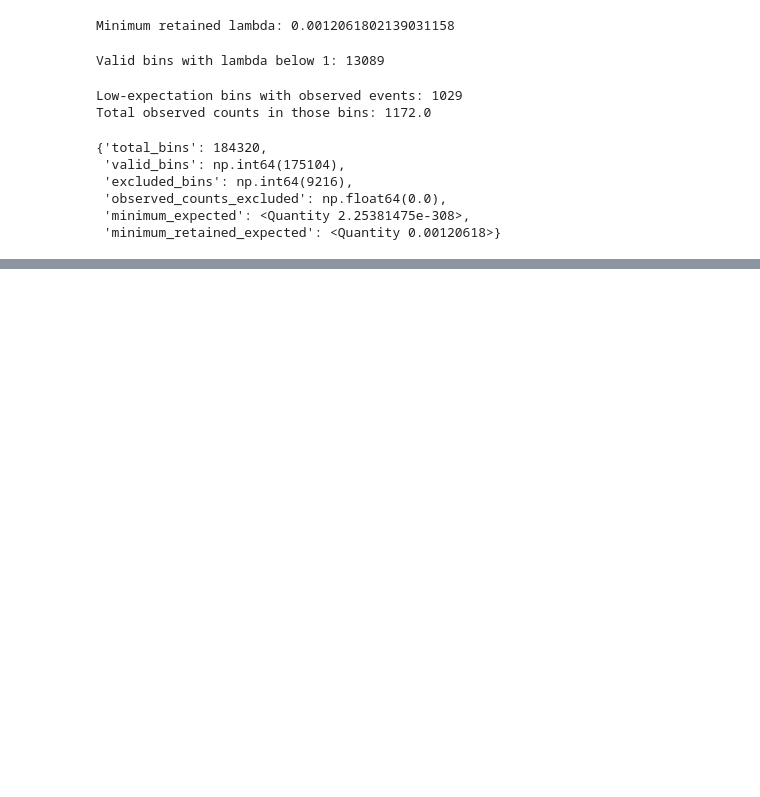
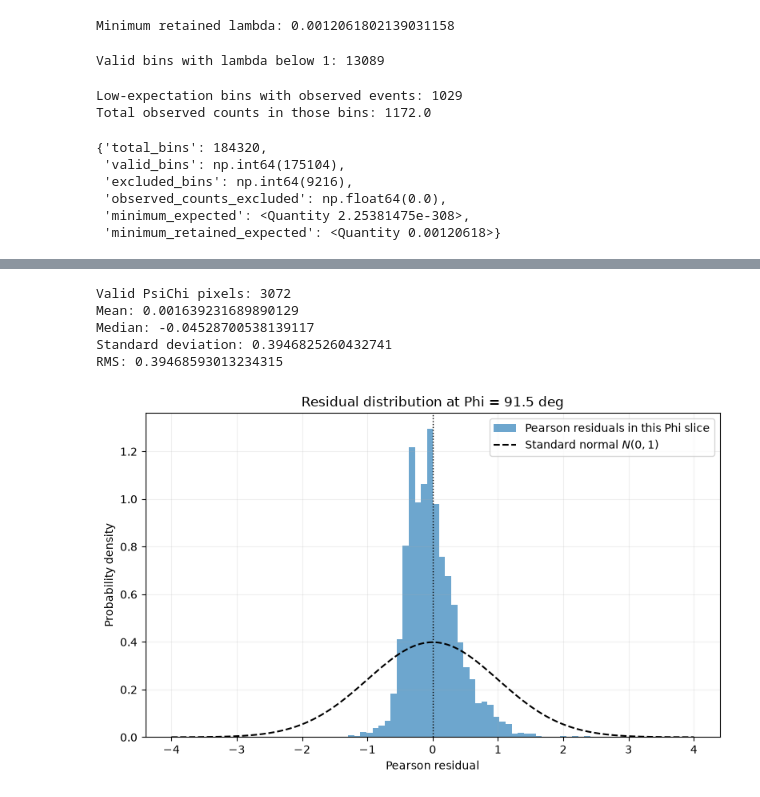
Before and after one commit to mquezada13/data-challenge-3-4-exploration, a Jupyter notebook: workflow/notebooks/05_511_residual_analysis.ipynb, the cells around one changed output, grey strips where cells are left out. Saved outputs shown, nothing was run; the diff lists cells and outputs as text; code cells hidden in the pictures; blank space fills up the shorter version.

```diff
--- a/workflow/notebooks/05_511_residual_analysis.ipynb
+++ b/workflow/notebooks/05_511_residual_analysis.ipynb
@@ -1083,0 +1689,64 @@ pearson_mask_report
+# %%
+# Keep the valid residuals from this Phi slice.
+finite_slice_values = pearson_sky_map_values[
+    np.isfinite(pearson_sky_map_values)
+]
+
+# Calculate descriptive statistics for this slice.
+slice_mean = np.mean(finite_slice_values)
+slice_median = np.median(finite_slice_values)
+slice_std = np.std(finite_slice_values)
+slice_rms = np.sqrt(np.mean(finite_slice_values**2))
+
+print("Valid PsiChi pixels:", finite_slice_values.size)
+print("Mean:", slice_mean)
+print("Median:", slice_median)
+print("Standard deviation:", slice_std)
+print("RMS:", slice_rms)
+
+# Plot the slice residual distribution against the standard normal.
+distribution_limit = max(
+    4.0,
+    1.1 * np.max(np.abs(finite_slice_values)),
+)
+reference_x = np.linspace(-distribution_limit, distribution_limit, 500)
+
+figure, distribution_axis = plt.subplots(figsize=(8, 5))
+
+distribution_axis.hist(
+    finite_slice_values,
+    bins=40,
+    density=True,
+    color="tab:blue",
+    alpha=0.65,
+    label="Pearson residuals in this Phi slice",
+)
+
+distribution_axis.plot(
+    reference_x,
+    stats.norm.pdf(reference_x),
+    color="black",
+    linestyle="--",
+    linewidth=1.5,
+    label=r"Standard normal $N(0,1)$",
+)
+
+distribution_axis.axvline(0, color="black", linestyle=":", linewidth=1)
+
+distribution_axis.set_xlabel("Pearson residual")
+distribution_axis.set_ylabel("Probability density")
+distribution_axis.set_title(
+    f"Residual distribution at Phi = {phi_value:.1f} deg"
+)
+distribution_axis.legend()
+distribution_axis.grid(alpha=0.2)
+
+figure.tight_layout()
+plt.show()
+# %% [output]
+Valid PsiChi pixels: 3072
+Mean: 0.001639231689890129
+Median: -0.04528700538139117
+Standard deviation: 0.3946825260432741
+RMS: 0.39468593013234315
+[figure, added]
```
Also changed, not shown: parts of 46 cells of this notebook, 1 other file.
